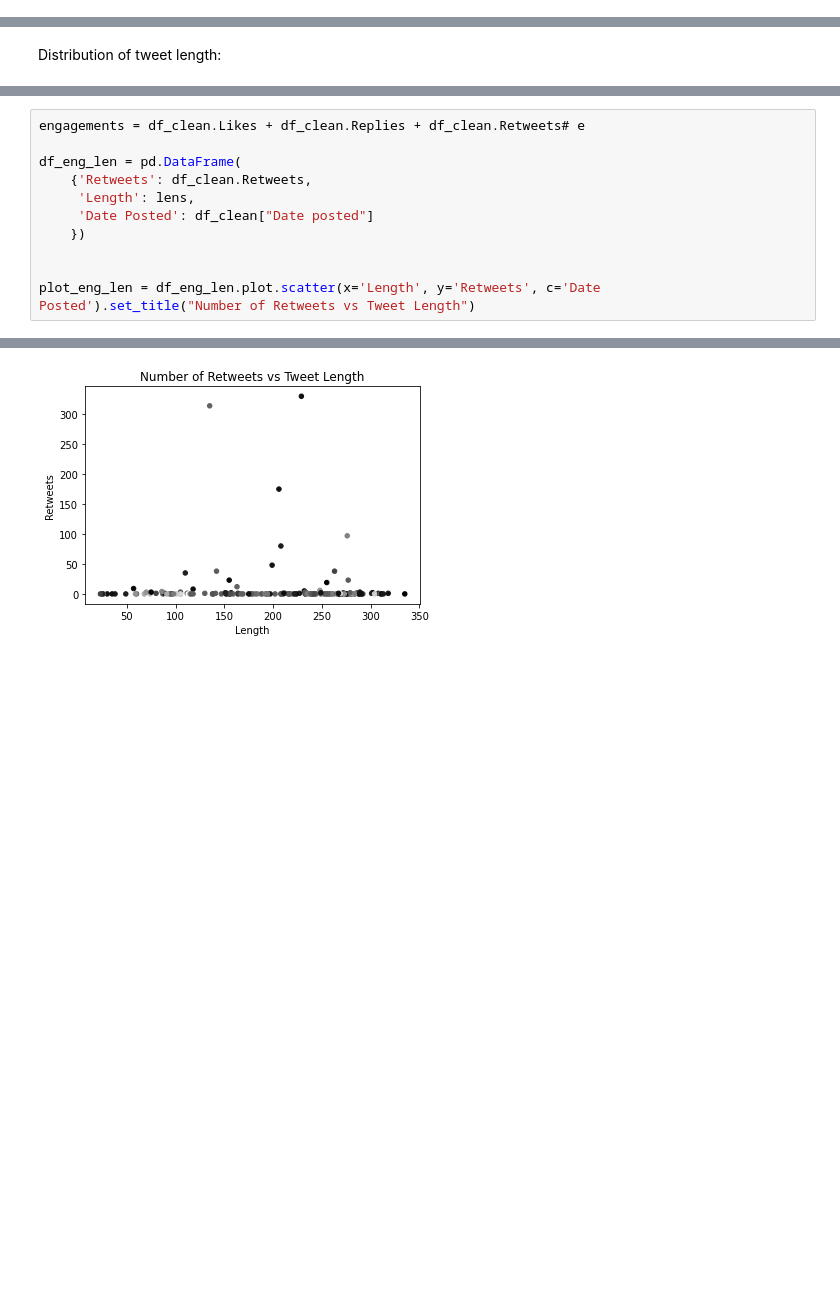
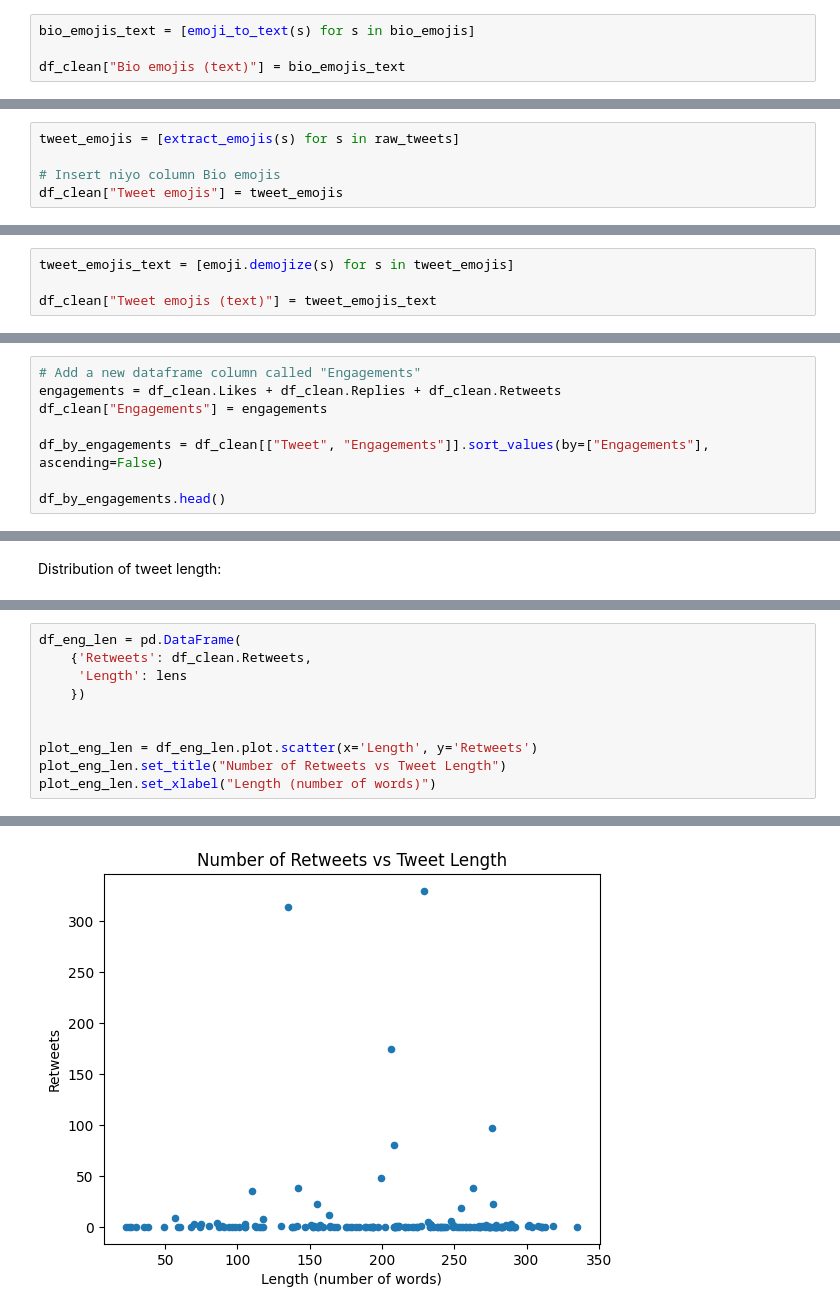
Before and after one commit to ShiroeLH/CS-132-PH-Twitter-Mis-Disinformation-Analysis, a Jupyter notebook: analysis/analysis.ipynb, the cells around one changed output, grey strips where cells are left out. Cells and saved outputs as stored; diff of their text form; blank space fills up the shorter version.

```diff
--- a/analysis/analysis.ipynb
+++ b/analysis/analysis.ipynb
@@ -379,0 +483,4 @@ array([0, 1, 2], dtype=int64)
+# %%
+bio_emojis_text = [emoji_to_text(s) for s in bio_emojis]
+
+df_clean["Bio emojis (text)"] = bio_emojis_text
@@ -379,0 +496,5 @@ array([0, 1, 2], dtype=int64)
+# %%
+tweet_emojis = [extract_emojis(s) for s in raw_tweets]
+
+# Insert niyo column Bio emojis
+df_clean["Tweet emojis"] = tweet_emojis
@@ -379,0 +508,4 @@ array([0, 1, 2], dtype=int64)
+# %%
+tweet_emojis_text = [emoji.demojize(s) for s in tweet_emojis]
+
+df_clean["Tweet emojis (text)"] = tweet_emojis_text
@@ -379,0 +615,8 @@ array([0, 1, 2], dtype=int64)
+# %%
+# Add a new dataframe column called "Engagements"
+engagements = df_clean.Likes + df_clean.Replies + df_clean.Retweets
+df_clean["Engagements"] = engagements
+
+df_by_engagements = df_clean[["Tweet", "Engagements"]].sort_values(by=["Engagements"], ascending=False)
+
+df_by_engagements.head()
@@ -517,12 +754,11 @@ See the caveats in the documentation: https://pandas.pydata.org/pandas-docs/stab
 # %%
-engagements = df_clean.Likes + df_clean.Replies + df_clean.Retweets# e
-
 df_eng_len = pd.DataFrame(
     {'Retweets': df_clean.Retweets,
-     'Length': lens,
-     'Date Posted': df_clean["Date posted"]
+     'Length': lens
     })
 
 
-plot_eng_len = df_eng_len.plot.scatter(x='Length', y='Retweets', c='Date Posted').set_title("Number of Retweets vs Tweet Length")
+plot_eng_len = df_eng_len.plot.scatter(x='Length', y='Retweets')
+plot_eng_len.set_title("Number of Retweets vs Tweet Length")
+plot_eng_len.set_xlabel("Length (number of words)")
 # %% [output]
@@ -529 +766 @@ plot_eng_len = df_eng_len.plot.scatter(x='Length', y='Retweets', c='Date Posted'
-[figure, old version]
+[figure, new version]
```
Also changed, not shown: parts of 55 cells of this notebook, 2 other files.
